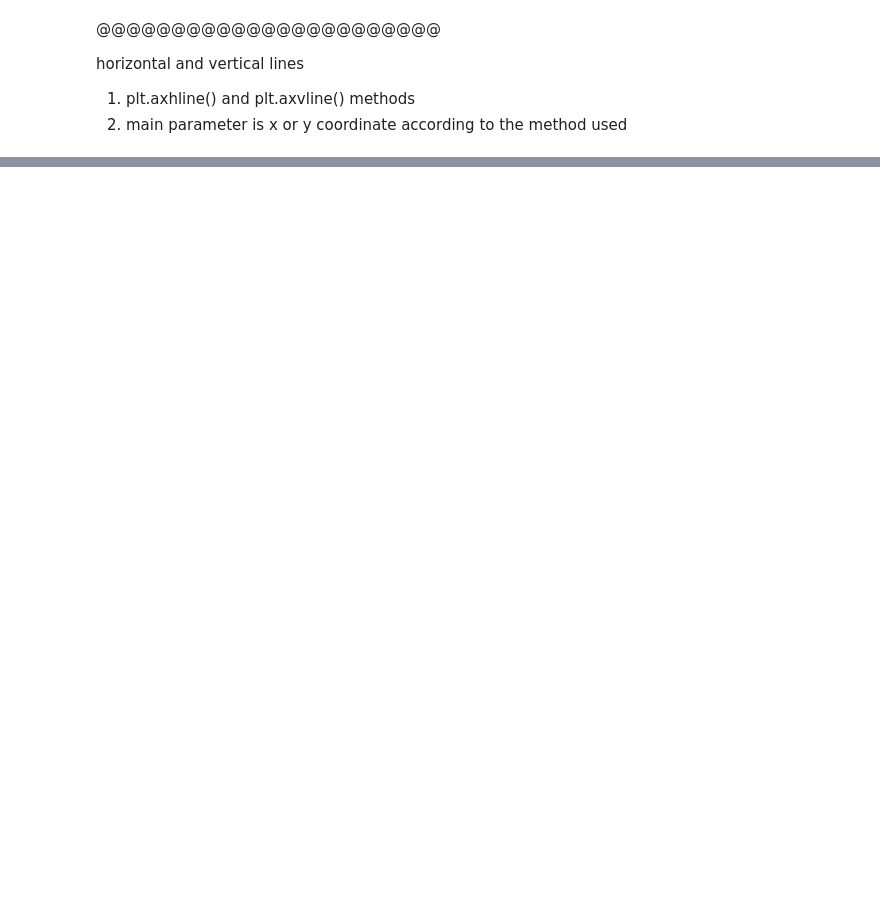
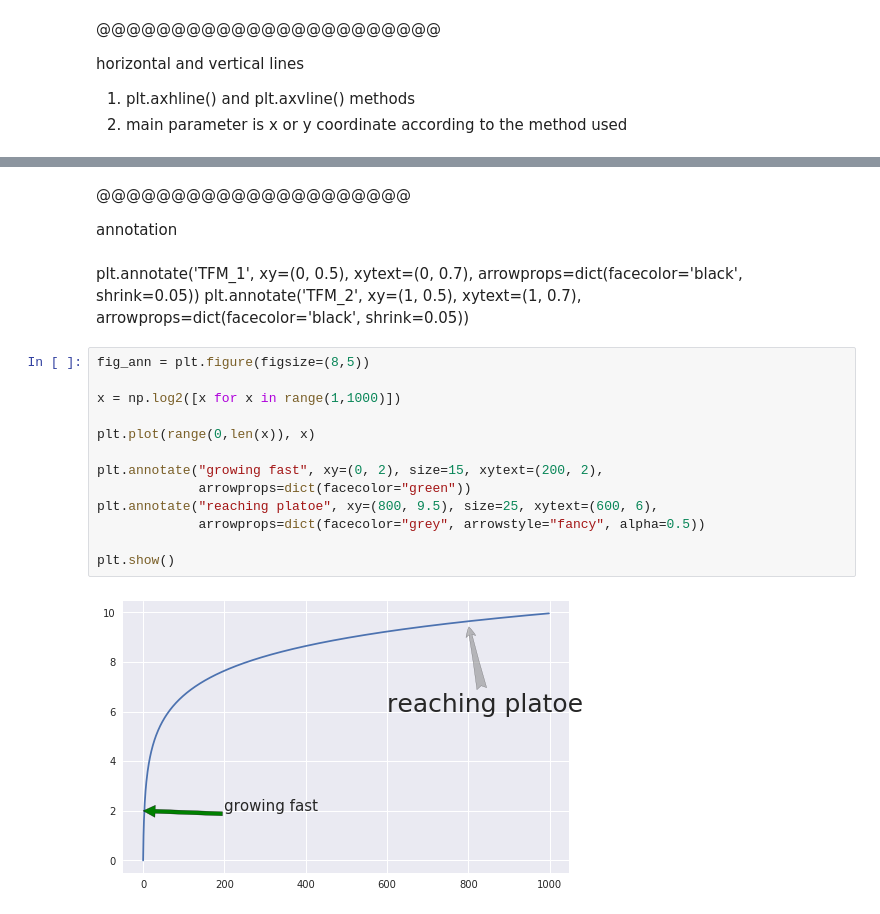
Before and after one commit to babinyurii/cheet_sheets, a Jupyter notebook: matplotlib_cheet_sheet.ipynb, the cells around one changed output, grey strips where cells are left out. Cells and saved outputs as stored; diff of their text form; blank space fills up the shorter version.

```diff
--- a/matplotlib_cheet_sheet.ipynb
+++ b/matplotlib_cheet_sheet.ipynb
@@ -267,0 +268,24 @@ plt.show()
+# %% [markdown]
+@@@@@@@@@@@@@@@@@@@@@
+
+annotation
+# %% [markdown]
+plt.annotate('TFM_1', xy=(0, 0.5), xytext=(0, 0.7),
+             arrowprops=dict(facecolor='black', shrink=0.05))
+plt.annotate('TFM_2', xy=(1, 0.5), xytext=(1, 0.7),
+             arrowprops=dict(facecolor='black', shrink=0.05))
+# %%
+fig_ann = plt.figure(figsize=(8,5))
+
+x = np.log2([x for x in range(1,1000)])
+
+plt.plot(range(0,len(x)), x)
+
+plt.annotate("growing fast", xy=(0, 2), size=15, xytext=(200, 2),
+             arrowprops=dict(facecolor="green"))
+plt.annotate("reaching platoe", xy=(800, 9.5), size=25, xytext=(600, 6),
+             arrowprops=dict(facecolor="grey", arrowstyle="fancy", alpha=0.5))
+
+plt.show()
+# %% [output]
+[figure, added]
```
Also changed, not shown: parts of 4 cells of this notebook, 1 other file.
